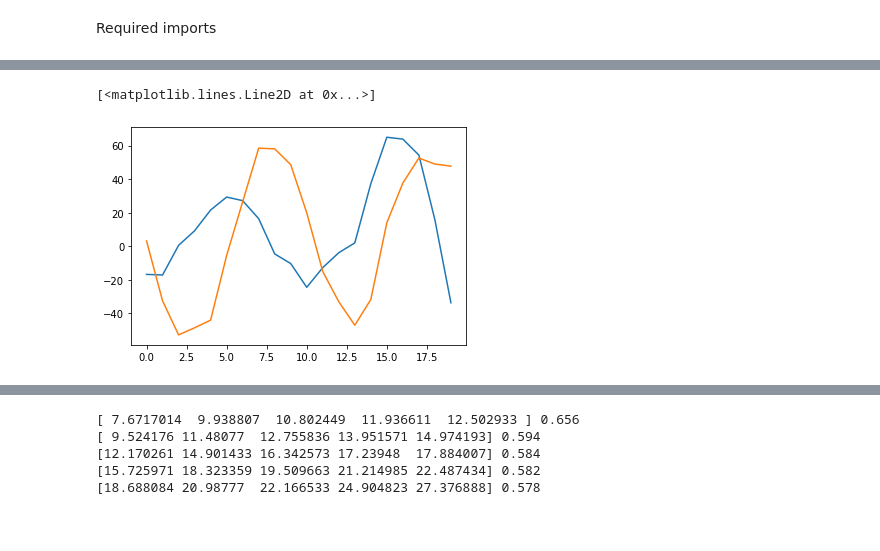
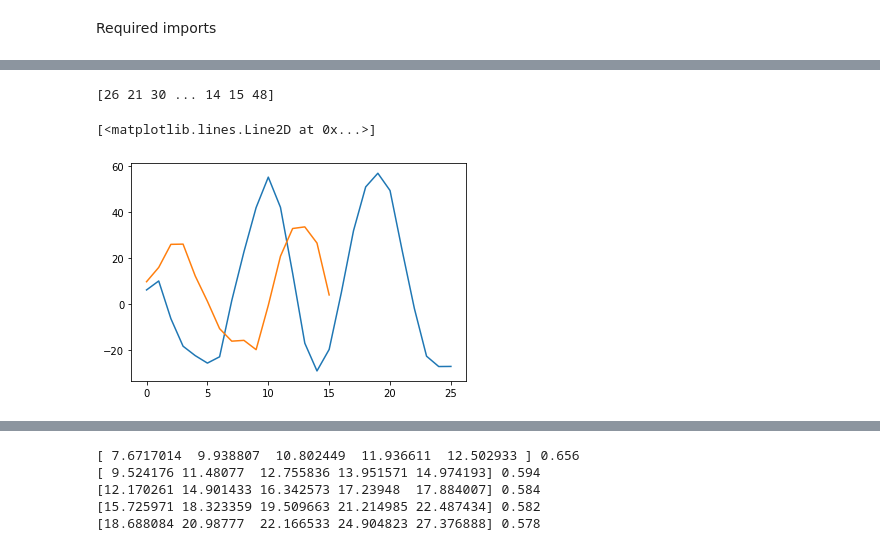
Before and after one commit to kamilest/conformal-rnn, a Jupyter notebook: scratch.ipynb, the cells around one changed output, grey strips where cells are left out. Cells and saved outputs as stored; diff of their text form; code cells hidden in the pictures.

```diff
--- a/scratch.ipynb
+++ b/scratch.ipynb
@@ -37,11 +49,15 @@ plt.plot(X_train[256].numpy())
 # %%
 (X_train, Y_train, l), (X_test, Y_test, ll) = raw_seq[1]
+# %%
+print(l)
+# %% [output]
+[26 21 30 ... 14 15 48]
 # %%
 plt.plot(X_train[0].numpy())
-plt.plot(X_train[256].numpy())
+plt.plot(X_train[250].numpy())
 # %% [output]
 [<matplotlib.lines.Line2D at 0x...>]
-[figure, old version]
+[figure, new version]
 # %%
 results_qrnn = run_synthetic_experiments(params=None, baselines=['QRNN'], retrain=True,
                               generate_datasets=False,
```
Also changed, not shown: parts of 14 cells of this notebook.
